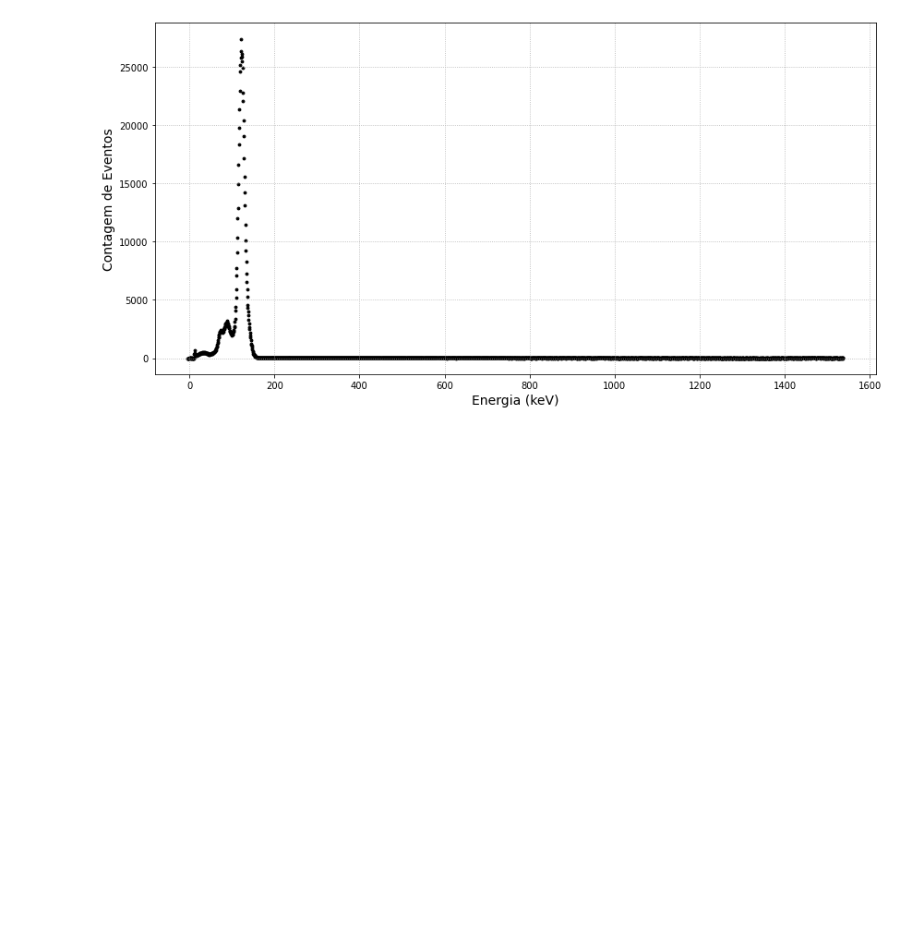
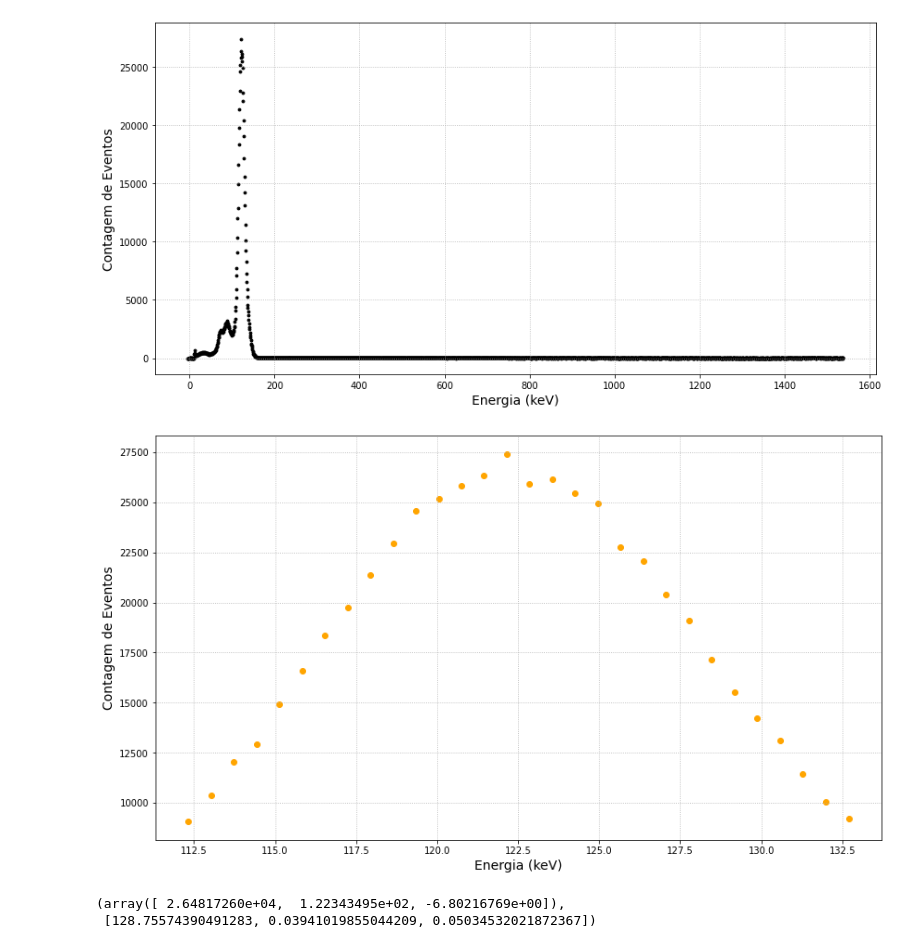
Before and after one commit to goulartsursula/DisciplinasUERJ, a Jupyter notebook: Estrutura da Materia 3/EspectroscopiaGama.ipynb, the cells around one changed output. Saved outputs shown, nothing was run; the diff lists cells and outputs as text; code cells hidden in the pictures; blank space fills up the shorter version.

```diff
--- a/Estrutura da Materia 3/EspectroscopiaGama.ipynb
+++ b/Estrutura da Materia 3/EspectroscopiaGama.ipynb
@@ -693,0 +691,10 @@ peakE = dataE.iloc[dataE.loc[100:500]['Energy'].idxmax()]['Chan']
+# %%
+dataE_peak_1 = dataE[(dataE['Energy']>=112)&(dataE['Energy']<=133)]
+
+fig = plt.subplots(figsize=(14,8))
+plt.scatter(dataE_peak_1['Energy'], dataE_peak_1['Counts'], c='orange')
+plt.xlabel('Energia (keV)', fontsize='14')
+plt.ylabel('Contagem de Eventos', fontsize='14')
+plt.grid(linestyle='dotted')
+# %% [output]
+[figure, added]
@@ -693,0 +711,5 @@ peakE = dataE.iloc[dataE.loc[100:500]['Energy'].idxmax()]['Chan']
+# %%
+poptE, errorE
+# %% [output]
+(array([ 2.64817260e+04,  1.22343495e+02, -6.80216769e+00]),
+ [128.75574390491283, 0.03941019855044209, 0.05034532021872367])
```
Also changed, not shown: parts of 5 cells of this notebook.
